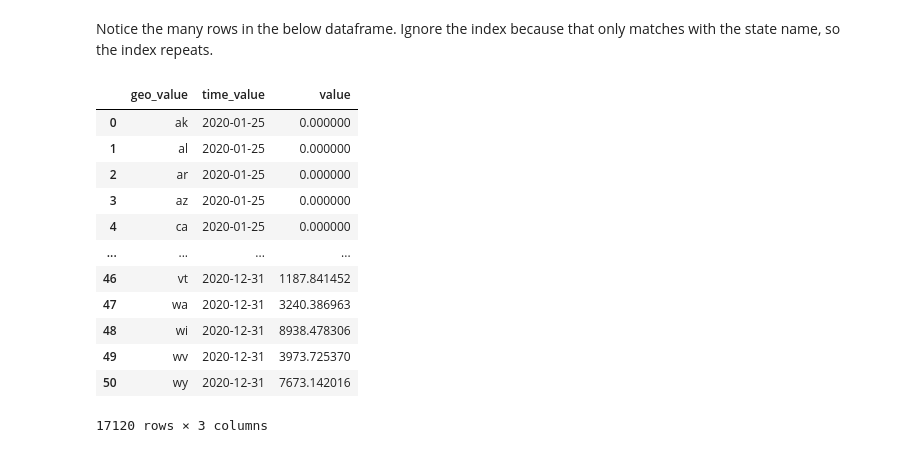
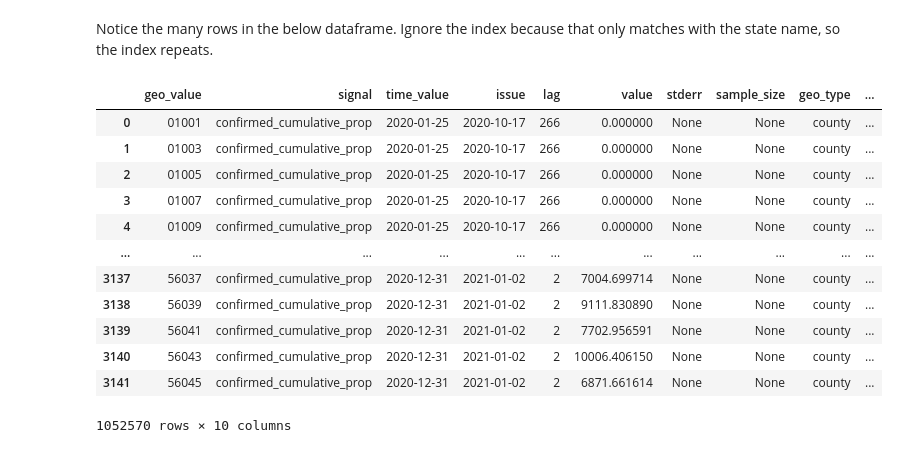
Before and after one commit to erickzli/IS597-COVID-Project, a Jupyter notebook: Kerstin's Folder/Step 1- Data Cleaning and Initial Exploration.ipynb, the cells around one changed output. Drawn from its saved outputs; the diff is of its cells as text; code cells hidden in the pictures.

```diff
--- a/Kerstin's Folder/Step 1- Data Cleaning and Initial Exploration.ipynb
+++ b/Kerstin's Folder/Step 1- Data Cleaning and Initial Exploration.ipynb
@@ -105,19 +85,5 @@ usa_facts_data.to_csv(kerstin_folder_path/"usafacts_cum_cases_pop_state.csv")
 # %% [markdown]
 Notice the many rows in the below dataframe. Ignore the index because that only matches with the state name, so the index repeats.
 # %%
-usafacts_cum_cases_pop_state = usa_facts_data[['geo_value','time_value','value']]
-usafacts_cum_cases_pop_state
+#usafacts_cum_cases_pop_state = usa_facts_data[['geo_value','time_value','value']]
+#usafacts_cum_cases_pop_state
-# %% [output]
-|  | geo_value | time_value | value |
-| 0 | ak | 2020-01-25 | 0.000000 |
-| 1 | al | 2020-01-25 | 0.000000 |
-| 2 | ar | 2020-01-25 | 0.000000 |
-| 3 | az | 2020-01-25 | 0.000000 |
-| 4 | ca | 2020-01-25 | 0.000000 |
-| ... | ... | ... | ... |
-| 46 | vt | 2020-12-31 | 1187.841452 |
-| 47 | wa | 2020-12-31 | 3240.386963 |
-| 48 | wi | 2020-12-31 | 8938.478306 |
-| 49 | wv | 2020-12-31 | 3973.725370 |
-| 50 | wy | 2020-12-31 | 7673.142016 |
-17120 rows × 3 columns
@@ -123,0 +94,19 @@ usafacts_cum_cases_pop_state
+# %%
+usafacts_county_cum_prop = covidcast.signal("usa-facts", "confirmed_cumulative_prop", date(2020, 1, 25), date(2020, 12, 31), geo_type = "county")
+# %%
+# As seen by the warnings, there is no data for Feb 13-19
+usafacts_county_cum_prop
+# %% [output]
+|  | geo_value | signal | time_value | issue | lag | value | stderr | sample_size | geo_type | ... |
+| 0 | 01001 | confirmed_cumulative_prop | 2020-01-25 | 2020-10-17 | 266 | 0.000000 | None | None | county | ... |
+| 1 | 01003 | confirmed_cumulative_prop | 2020-01-25 | 2020-10-17 | 266 | 0.000000 | None | None | county | ... |
+| 2 | 01005 | confirmed_cumulative_prop | 2020-01-25 | 2020-10-17 | 266 | 0.000000 | None | None | county | ... |
+| 3 | 01007 | confirmed_cumulative_prop | 2020-01-25 | 2020-10-17 | 266 | 0.000000 | None | None | county | ... |
+| 4 | 01009 | confirmed_cumulative_prop | 2020-01-25 | 2020-10-17 | 266 | 0.000000 | None | None | county | ... |
+| ... | ... | ... | ... | ... | ... | ... | ... | ... | ... | ... |
+| 3137 | 56037 | confirmed_cumulative_prop | 2020-12-31 | 2021-01-02 | 2 | 7004.699714 | None | None | county | ... |
+| 3138 | 56039 | confirmed_cumulative_prop | 2020-12-31 | 2021-01-02 | 2 | 9111.830890 | None | None | county | ... |
+| 3139 | 56041 | confirmed_cumulative_prop | 2020-12-31 | 2021-01-02 | 2 | 7702.956591 | None | None | county | ... |
+| 3140 | 56043 | confirmed_cumulative_prop | 2020-12-31 | 2021-01-02 | 2 | 10006.406150 | None | None | county | ... |
+| 3141 | 56045 | confirmed_cumulative_prop | 2020-12-31 | 2021-01-02 | 2 | 6871.661614 | None | None | county | ... |
+1052570 rows × 10 columns
```
Also changed, not shown: parts of 7 cells of this notebook, 1 other file.
